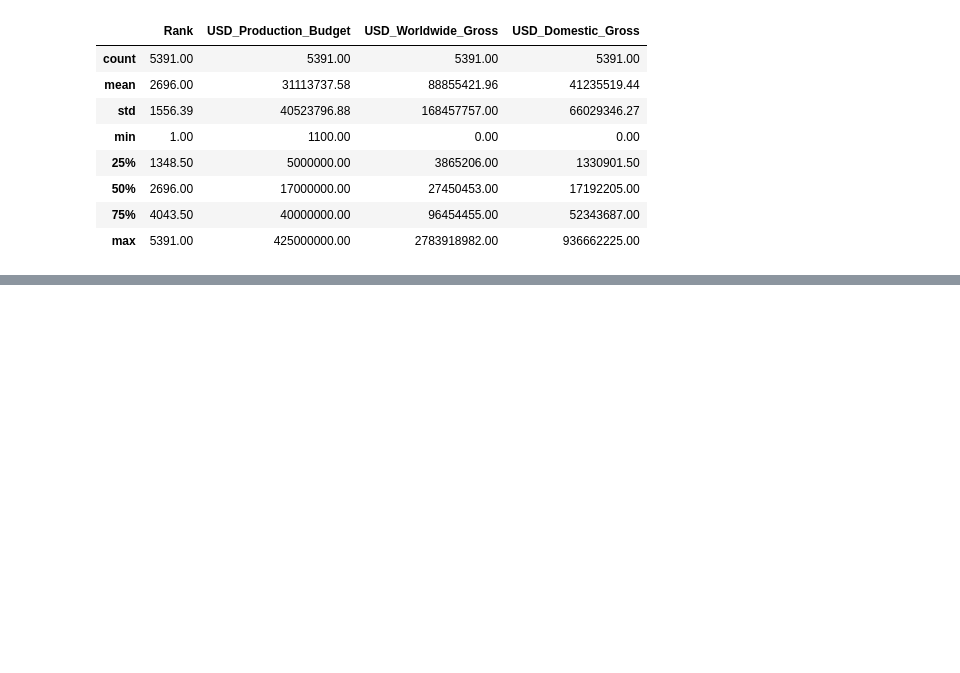
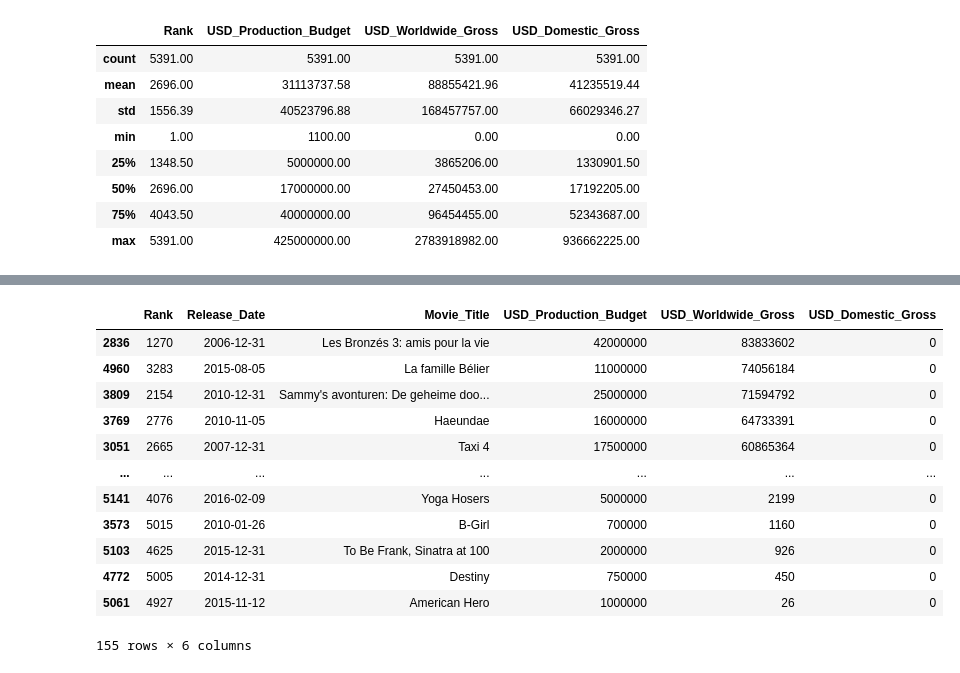
Before and after one commit to PIETRO-ing/Movie-Revenue-Estimation, a Jupyter notebook: Revenue-Estimation.ipynb, the cells around one changed output, grey strips where cells are left out. Drawn from its saved outputs; the diff is of its cells as text; code cells hidden in the pictures; blank space fills up the shorter version.

```diff
--- a/Revenue-Estimation.ipynb
+++ b/Revenue-Estimation.ipynb
@@ -287,0 +391,16 @@ df.describe()
+# %%
+df[(df['USD_Worldwide_Gross']!=0) & (df['USD_Domestic_Gross']==0)].sort_values('USD_Worldwide_Gross', ascending=False)
+# %% [output]
+|  | Rank | Release_Date | Movie_Title | USD_Production_Budget | USD_Worldwide_Gross | USD_Domestic_Gross |
+| 2836 | 1270 | 2006-12-31 | Les Bronzés 3: amis pour la vie | 42000000 | 83833602 | 0 |
+| 4960 | 3283 | 2015-08-05 | La famille Bélier | 11000000 | 74056184 | 0 |
+| 3809 | 2154 | 2010-12-31 | Sammy's avonturen: De geheime doo... | 25000000 | 71594792 | 0 |
+| 3769 | 2776 | 2010-11-05 | Haeundae | 16000000 | 64733391 | 0 |
+| 3051 | 2665 | 2007-12-31 | Taxi 4 | 17500000 | 60865364 | 0 |
+| ... | ... | ... | ... | ... | ... | ... |
+| 5141 | 4076 | 2016-02-09 | Yoga Hosers | 5000000 | 2199 | 0 |
+| 3573 | 5015 | 2010-01-26 | B-Girl | 700000 | 1160 | 0 |
+| 5103 | 4625 | 2015-12-31 | To Be Frank, Sinatra at 100 | 2000000 | 926 | 0 |
+| 4772 | 5005 | 2014-12-31 | Destiny | 750000 | 450 | 0 |
+| 5061 | 4927 | 2015-11-12 | American Hero | 1000000 | 26 | 0 |
+155 rows × 6 columns
```
Also changed, not shown: parts of 27 cells of this notebook.
